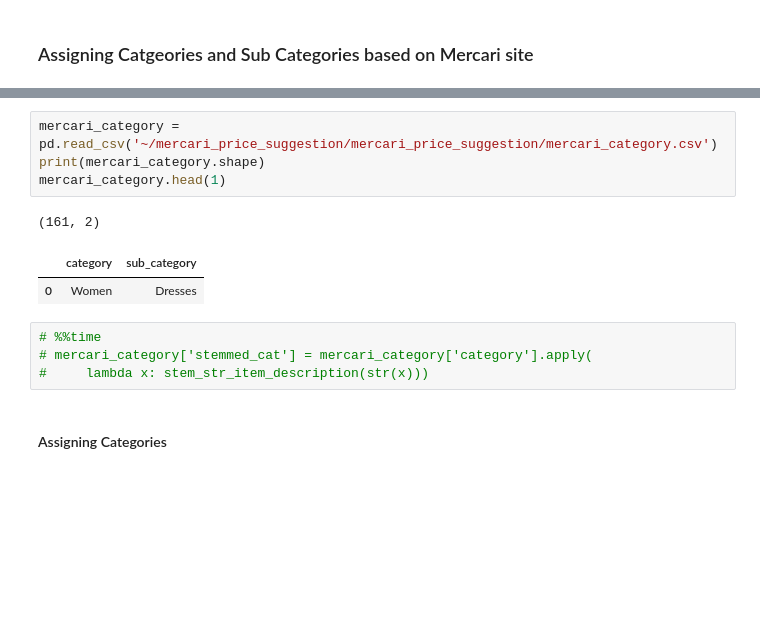
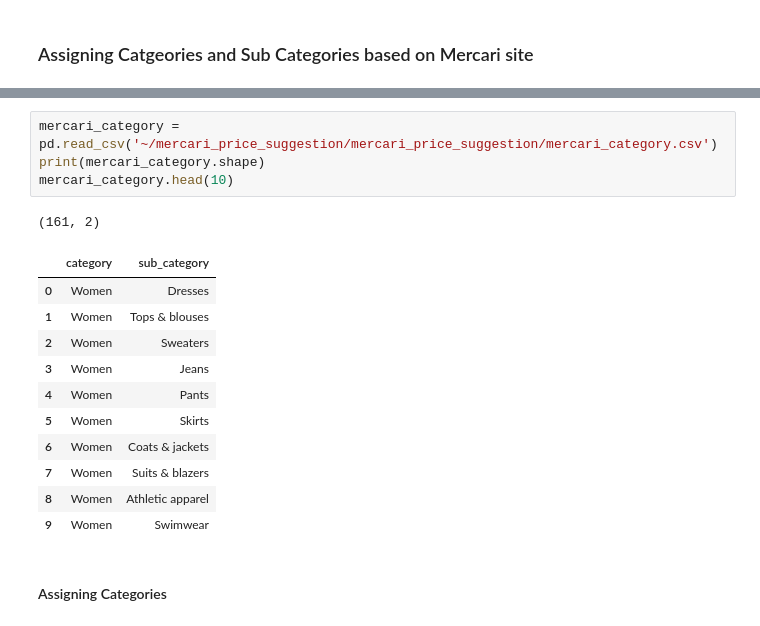
Before and after one commit to j2colaco/mercari_price_suggestion, a Jupyter notebook: data_cleaning_2019-05-25.ipynb, the cells around one changed output, grey strips where cells are left out. Drawn from its saved outputs; the diff is of its cells as text; blank space fills up the shorter version.

```diff
--- a/data_cleaning_2019-05-25.ipynb
+++ b/data_cleaning_2019-05-25.ipynb
@@ -409,15 +314,20 @@ unclean_train_data_v3['clean_item_name'] = unclean_train_data_v3['clean_item_nam
 # %%
 mercari_category = pd.read_csv('~/mercari_price_suggestion/mercari_price_suggestion/mercari_category.csv')
 print(mercari_category.shape)
-mercari_category.head(1)
+mercari_category.head(10)
 # %% [output]
 (161, 2)
 |  | category | sub_category |
 | 0 | Women | Dresses |
+| 1 | Women | Tops & blouses |
+| 2 | Women | Sweaters |
+| 3 | Women | Jeans |
+| 4 | Women | Pants |
+| 5 | Women | Skirts |
+| 6 | Women | Coats & jackets |
+| 7 | Women | Suits & blazers |
+| 8 | Women | Athletic apparel |
+| 9 | Women | Swimwear |
-# %%
-# %%time
-# mercari_category['stemmed_cat'] = mercari_category['category'].apply(
-#     lambda x: stem_str_item_description(str(x)))
 # %% [markdown]
 #### Assigning Categories
 # %%
```
Also changed, not shown: parts of 34 cells of this notebook, 2 other files.
